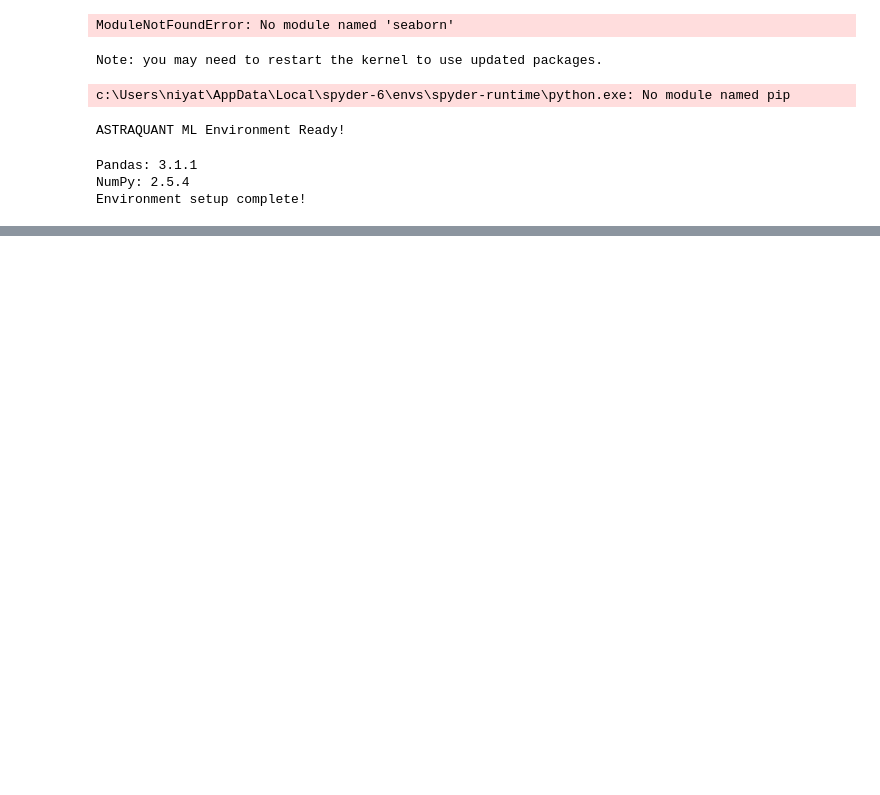
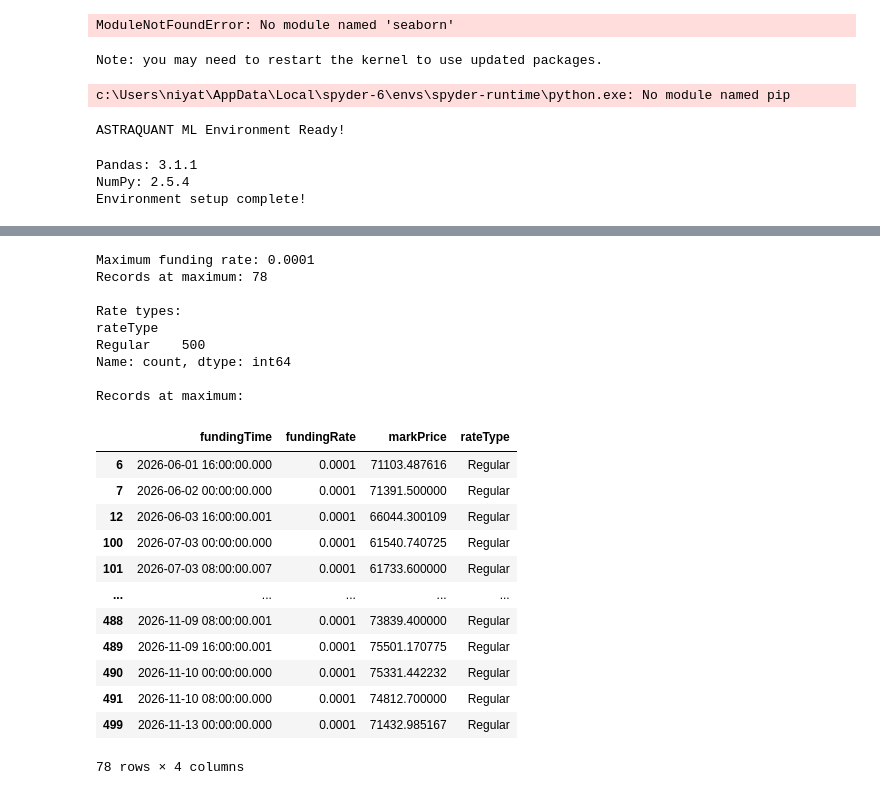
Before and after one commit to niyati273/KRYPT, a Jupyter notebook: 01_data_exploration.ipynb, the cells around one changed output, grey strips where cells are left out. Cells and saved outputs as stored; diff of their text form; code cells hidden in the pictures; blank space fills up the shorter version.

```diff
--- a/01_data_exploration.ipynb
+++ b/01_data_exploration.ipynb
@@ -35,0 +149,12 @@ Environment setup complete!
+# %%
+# Convert text columns into numerical columns
+df["fundingRate"] = pd.to_numeric(df["fundingRate"])
+df["markPrice"] = pd.to_numeric(df["markPrice"])
+
+# Convert fundingTime from milliseconds into readable dates
+df["fundingTime"] = pd.to_datetime(df["fundingTime"], unit="ms")
+
+# Check the changes
+print(df.dtypes)
+
+display(df.head())
@@ -35,0 +338,37 @@ Environment setup complete!
+# %%
+# Count records at the maximum funding rate
+max_rate = df["fundingRate"].max()
+
+max_records = df[df["fundingRate"] == max_rate]
+
+print("Maximum funding rate:", max_rate)
+print("Records at maximum:", len(max_records))
+
+print("\nRate types:")
+print(df["rateType"].value_counts())
+
+print("\nRecords at maximum:")
+display(max_records[["fundingTime", "fundingRate", "markPrice", "rateType"]])
+# %% [output]
+Maximum funding rate: 0.0001
+Records at maximum: 78
+
+Rate types:
+rateType
+Regular    500
+Name: count, dtype: int64
+
+Records at maximum:
+|  | fundingTime | fundingRate | markPrice | rateType |
+| 6 | 2026-06-01 16:00:00.000 | 0.0001 | 71103.487616 | Regular |
+| 7 | 2026-06-02 00:00:00.000 | 0.0001 | 71391.500000 | Regular |
+| 12 | 2026-06-03 16:00:00.001 | 0.0001 | 66044.300109 | Regular |
+| 100 | 2026-07-03 00:00:00.000 | 0.0001 | 61540.740725 | Regular |
+| 101 | 2026-07-03 08:00:00.007 | 0.0001 | 61733.600000 | Regular |
+| ... | ... | ... | ... | ... |
+| 488 | 2026-11-09 08:00:00.001 | 0.0001 | 73839.400000 | Regular |
+| 489 | 2026-11-09 16:00:00.001 | 0.0001 | 75501.170775 | Regular |
+| 490 | 2026-11-10 00:00:00.000 | 0.0001 | 75331.442232 | Regular |
+| 491 | 2026-11-10 08:00:00.000 | 0.0001 | 74812.700000 | Regular |
+| 499 | 2026-11-13 00:00:00.000 | 0.0001 | 71432.985167 | Regular |
+78 rows × 4 columns
```
Also changed, not shown: parts of 24 cells of this notebook, 13 other files.
